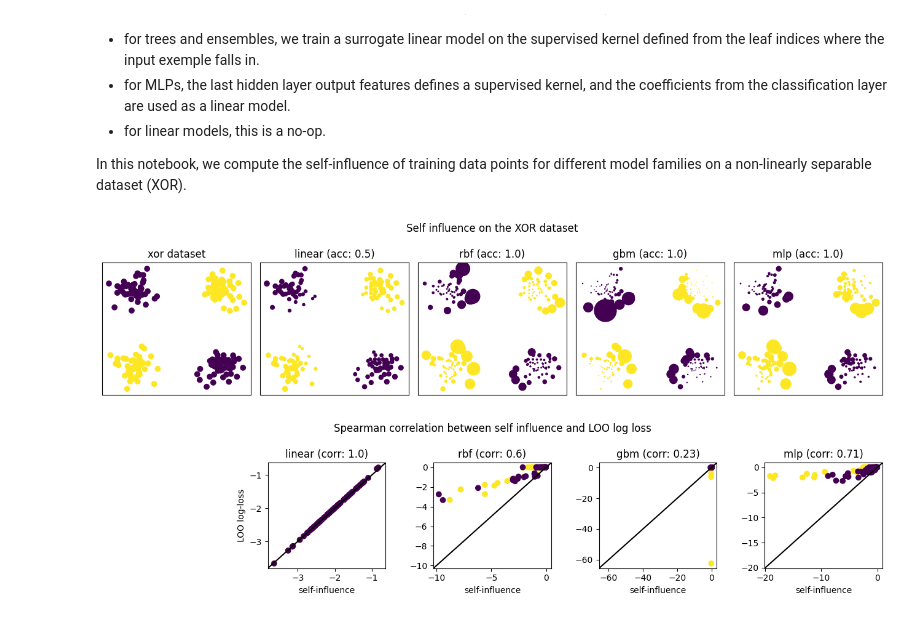
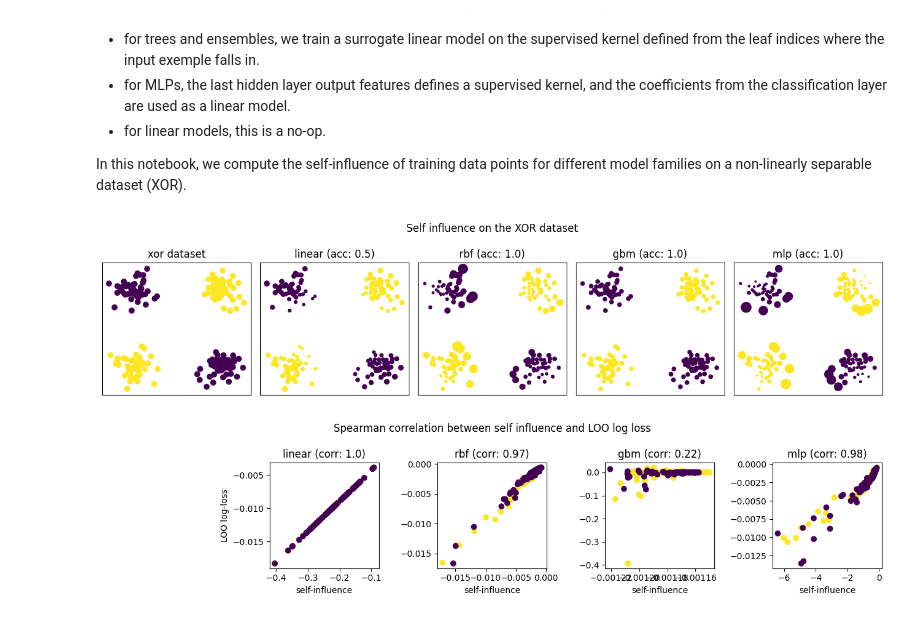
Before and after one commit to Orange-OpenSource/mislabeled, a Jupyter notebook: examples/plot_linearized.ipynb, the cells around one changed output. Drawn from its saved outputs; the diff is of its cells as text; code cells hidden in the pictures.

Commit message:
plot notebook

```diff
--- a/examples/plot_linearized.ipynb
+++ b/examples/plot_linearized.ipynb
@@ -63,7 +51,7 @@ models = dict(
     ),
     mlp=MLPClassifier(solver="sgd", max_iter=2000, random_state=1),
 )
-probe = Influence()
+probe = SelfInfluence()
 
 probes = dict()
 
@@ -90,45 +78,45 @@ fig.suptitle("Self influence on the XOR dataset")
 plt.tight_layout()
 plt.show()
 # %% [output]
-[figure, old version]
+[figure, new version]
 # %%
 fig, ax = plt.subplots(1, len(models) + 1, figsize=(13, 3))
 
 ax[0].axis("off")
 ax[1].set_ylabel("LOO log-loss")
 
 for i, (name, model) in enumerate(models.items()):
 
     def eval(model, X, y, train, test):
 
         eps = 1e-1
         loo_ll_diff = log_loss(
             y[test],
-            np.clip(model.fit(X, y).predict_proba(X[test]), eps, 1 - eps),
+            model.fit(X, y).predict_proba(X[test]),
             labels=np.unique(y),
         ) - log_loss(
             y[test],
-            np.clip(model.fit(X[train], y[train]).predict_proba(X[test]), eps, 1 - eps),
+            model.fit(X[train], y[train]).predict_proba(X[test]),
             labels=np.unique(y),
         )
-        return loo_ll_diff * X.shape[0]
+        return loo_ll_diff #* X.shape[0]
 
     loo_ll_diff = Parallel(n_jobs=-1)(
         delayed(eval)(model, X, y, train, test) for train, test in LeaveOneOut().split(X)
     )
 
     corr = spearmanr(probes[name], loo_ll_diff).statistic
     ax[i + 1].scatter(probes[name], loo_ll_diff, c=y)
-    min = np.min([ax[i + 1].get_xlim(), ax[i + 1].get_ylim()])
-    max = np.max([ax[i + 1].get_xlim(), ax[i + 1].get_ylim()])
-    ax[i + 1].set_xlim((min, max))
-    ax[i + 1].set_ylim((min, max))
-    ax[i + 1].axline((min, min), (max, max), color="black")
+    # min = np.min([ax[i + 1].get_xlim(), ax[i + 1].get_ylim()])
+    # max = np.max([ax[i + 1].get_xlim(), ax[i + 1].get_ylim()])
+    # ax[i + 1].set_xlim((min, max))
+    # ax[i + 1].set_ylim((min, max))
+    # ax[i + 1].axline((min, min), (max, max), color="black")
     ax[i + 1].set_xlabel("self-influence")
     ax[i + 1].set_title(f"{name} (corr: {round(corr,2)})")
 
 fig.suptitle("Spearman correlation between self influence and LOO log loss")
 plt.tight_layout()
 plt.show()
 # %% [output]
-[figure, old version]
+[figure, new version]
```
Also changed, not shown: parts of 2 cells of this notebook, 2 other files.
